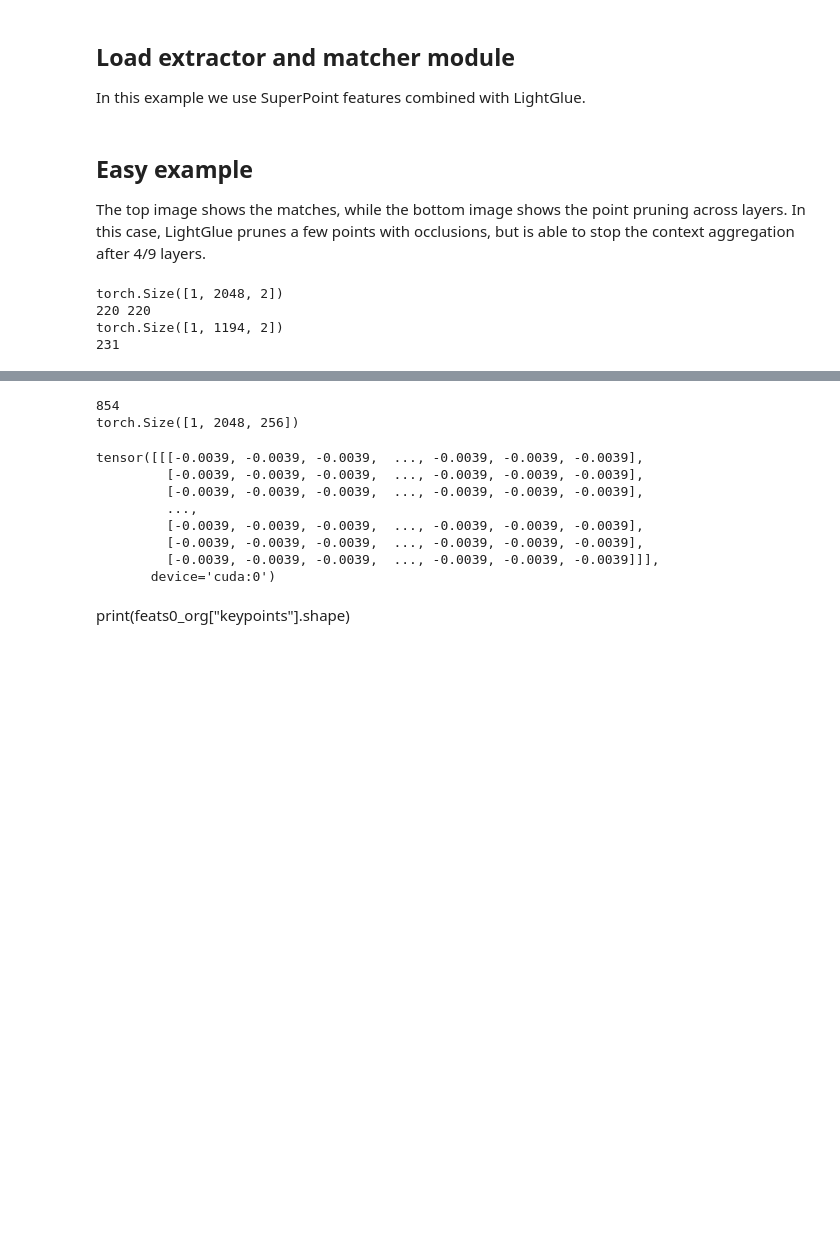
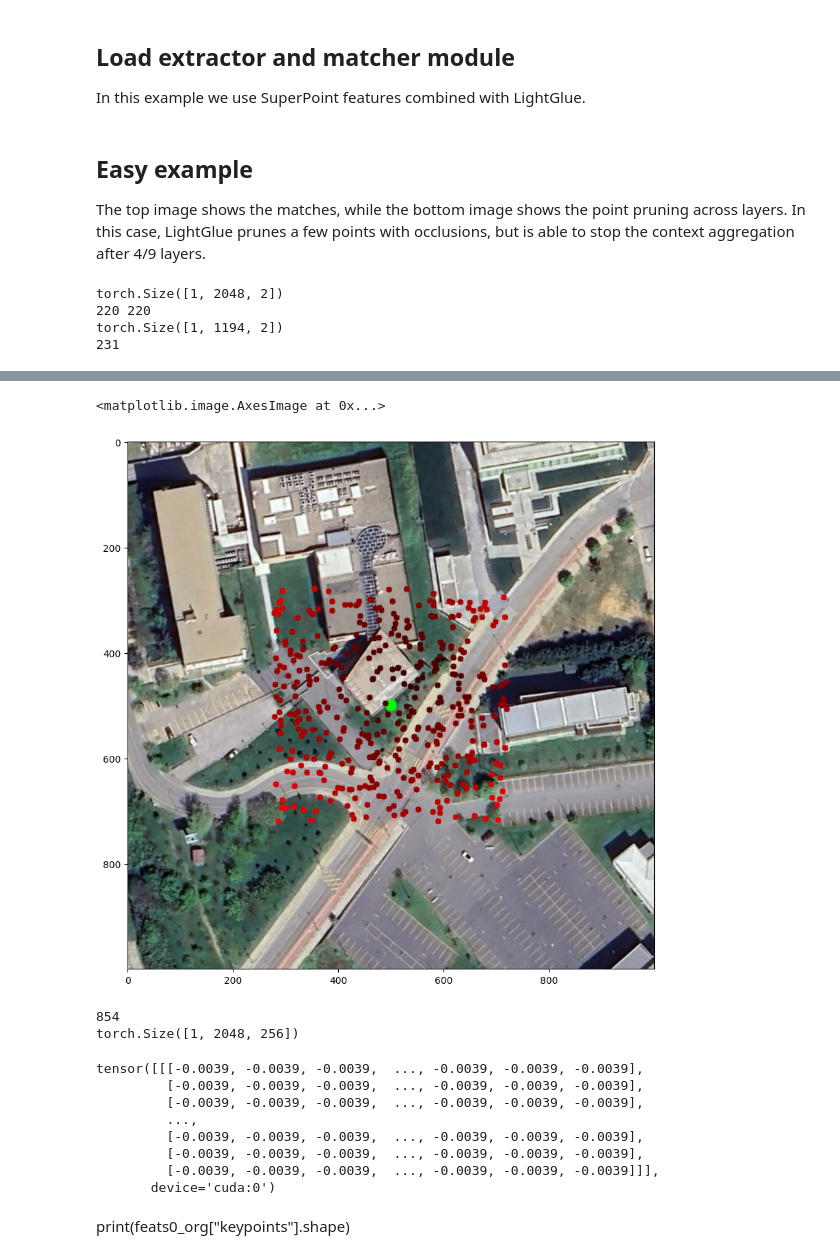
Before and after one commit to bakisanlan/FeatureMatching-PythonCODE, a Jupyter notebook: LGdemo.ipynb, the cells around one changed output, grey strips where cells are left out. Saved outputs shown, nothing was run; the diff lists cells and outputs as text; code cells hidden in the pictures; blank space fills up the shorter version.

```diff
--- a/LGdemo.ipynb
+++ b/LGdemo.ipynb
@@ -169,9 +169,9 @@ feats0_org["descriptors"] = feats0_org["descriptors"][:,perm,:]
 
 image1 = load_image("C:/Users/cyber/OneDrive/Desktop/bakisanlan/github_repos/FeatureMatchingJUSTCODE/FeatureMatching-PythonCODE/data/itu_sat.jpg")
 
-with open('C:/Users/cyber/OneDrive/Desktop/bakisanlan/github_repos/FeatureMatchingJUSTCODE/FeatureMatching-PythonCODE/data/feature_map/SP/2048/descriptors.pkl', 'rb') as f:
+with open('C:/Users/cyber/OneDrive/Desktop/bakisanlan/github_repos/FeatureMatchingJUSTCODE/FeatureMatching-PythonCODE/data/feature_map/SP/256/2048/descriptors.pkl', 'rb') as f:
     feats_base = pickle.load(f)
-with open('C:/Users/cyber/OneDrive/Desktop/bakisanlan/github_repos/FeatureMatchingJUSTCODE/FeatureMatching-PythonCODE/data/feature_map/SP/2048/keypoints_np.pkl', 'rb') as f:
+with open('C:/Users/cyber/OneDrive/Desktop/bakisanlan/github_repos/FeatureMatchingJUSTCODE/FeatureMatching-PythonCODE/data/feature_map/SP/256/2048/keypoints_np.pkl', 'rb') as f:
     keypointBase_np = pickle.load(f)
 
 particle_local_keyppoint,particle_keypoint,feats1_org = findParticlesKeypointDescriptors(np.array([2848+128,3450+128]),yaw = 0, snapDim = (220,220), keypointBase_np = keypointBase_np, featuresBase = feats_base)
@@ -246,0 +263,26 @@ np.float32(219.875)
+# %%
+matches01 = matcher({"image0": feats_ref, "image1": feats1})
+# print(feats0["keypoints"].shape)
+feats_ref_rbd, feats1_rbd, matches01 = [
+    rbd(x) for x in [feats_ref, feats1, matches01]]
+
+
+matches02 = matcher({"image0": feats_ref, "image1": feats2})
+# print(feats0["keypoints"].shape)
+feats_ref_rbd, feats2_rbd, matches02 = [
+    rbd(x) for x in [feats_ref, feats2, matches02]]
+
+matches03 = matcher({"image0": feats_ref, "image1": feats3})
+# print(feats0["keypoints"].shape)
+feats_ref_rbd, feats3_rbd, matches03 = [
+    rbd(x) for x in [feats_ref, feats3, matches03]]
+
+matches04 = matcher({"image0": feats_ref, "image1": feats4})
+# print(feats0["keypoints"].shape)
+feats_ref_rbd, feats4_rbd, matches04 = [
+    rbd(x) for x in [feats_ref, feats4, matches04]]
+
+matches05 = matcher({"image0": feats_ref, "image1": feats5})
+# print(feats0["keypoints"].shape)
+feats_ref_rbd, feats5_rbd, matches05 = [
+    rbd(x) for x in [feats_ref, feats5, matches05]]
@@ -246,0 +426,16 @@ np.float32(219.875)
+# %%
+comb = result = np.column_stack((pos, metric))
+# %%
+import cv2
+from plotter import combineFrame
+sat_frame = cv2.imread('C:/Users/cyber/OneDrive/Desktop/bakisanlan/github_repos/FeatureMatchingJUSTCODE/FeatureMatching-PythonCODE/data/itu_sat.jpg')
+sat_frame = cv2.cvtColor(sat_frame, cv2.COLOR_BGR2RGB)
+frame = combineFrame(sat_frame, ref, None, comb, min_w= 1000)
+# %%
+import matplotlib.pyplot as plt
+
+plt.figure(figsize=(10, 10))
+plt.imshow(frame)
+# %% [output]
+<matplotlib.image.AxesImage at 0x...>
+[figure, added]
```
Also changed, not shown: parts of 15 cells of this notebook, 5 other files.
